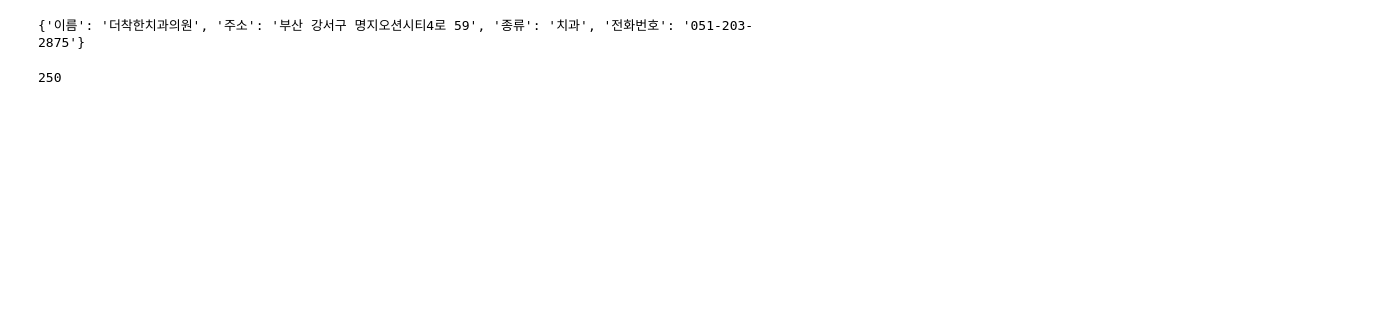
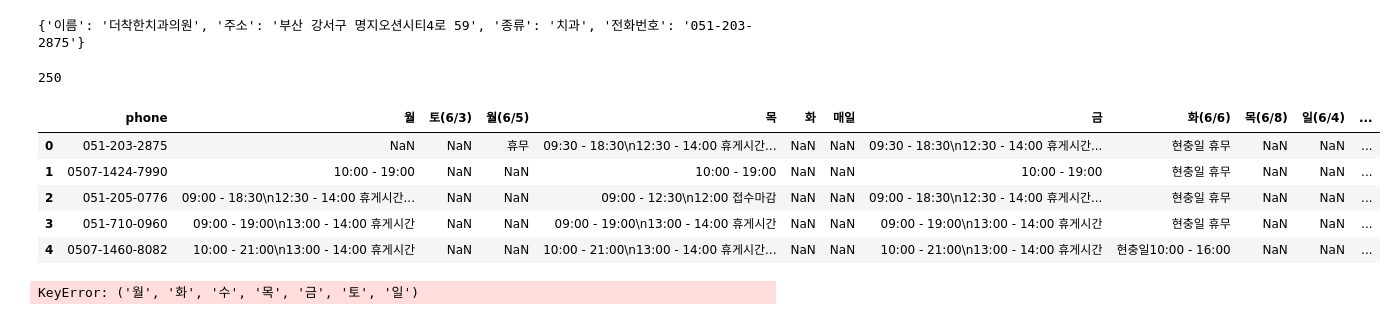
Before and after one commit to Choiyoungmi0122/CrawlingTeamproject, a Jupyter notebook: 0603_test3.ipynb, the cells around one changed output. Drawn from its saved outputs; the diff is of its cells as text; code cells hidden in the pictures; blank space fills up the shorter version.

```diff
--- a/0603_test3.ipynb
+++ b/0603_test3.ipynb
@@ -66,0 +139,17 @@ with open('/Users/kim/Desktop/youngmi/jsontest/test1.json', 'w', encoding='utf-8
+# %%
+import pandas as pd
+
+re = pd.read_csv("/Users/kim/Desktop/youngmi/jsontest/test1.csv", encoding='utf-8')
+
+re.head()
+# %% [output]
+|  | phone | 월 | 토(6/3) | 월(6/5) | 목 | 화 | 매일 | 금 | 화(6/6) | 목(6/8) | 일(6/4) | ... |
+| 0 | 051-203-2875 | NaN | NaN | 휴무 | 09:30 - 18:30\n12:30 - 14:00 휴게시간... | NaN | NaN | 09:30 - 18:30\n12:30 - 14:00 휴게시간... | 현충일 휴무 | NaN | NaN | ... |
+| 1 | 0507-1424-7990 | 10:00 - 19:00 | NaN | NaN | 10:00 - 19:00 | NaN | NaN | 10:00 - 19:00 | 현충일 휴무 | NaN | NaN | ... |
+| 2 | 051-205-0776 | 09:00 - 18:30\n12:30 - 14:00 휴게시간... | NaN | NaN | 09:00 - 12:30\n12:00 접수마감 | NaN | NaN | 09:00 - 18:30\n12:30 - 14:00 휴게시간... | 현충일 휴무 | NaN | NaN | ... |
+| 3 | 051-710-0960 | 09:00 - 19:00\n13:00 - 14:00 휴게시간 | NaN | NaN | 09:00 - 19:00\n13:00 - 14:00 휴게시간 | NaN | NaN | 09:00 - 19:00\n13:00 - 14:00 휴게시간 | 현충일 휴무 | NaN | NaN | ... |
+| 4 | 0507-1460-8082 | 10:00 - 21:00\n13:00 - 14:00 휴게시간 | NaN | NaN | 10:00 - 21:00\n13:00 - 14:00 휴게시간... | NaN | NaN | 10:00 - 21:00\n13:00 - 14:00 휴게시간 | 현충일10:00 - 16:00 | NaN | NaN | ... |
+# %%
+re["월", "화", "수", "목", "금", "토", "일"]
+# %% [output]
+KeyError: ('월', '화', '수', '목', '금', '토', '일')
```
Also changed, not shown: parts of 11 cells of this notebook, 4 other files.
